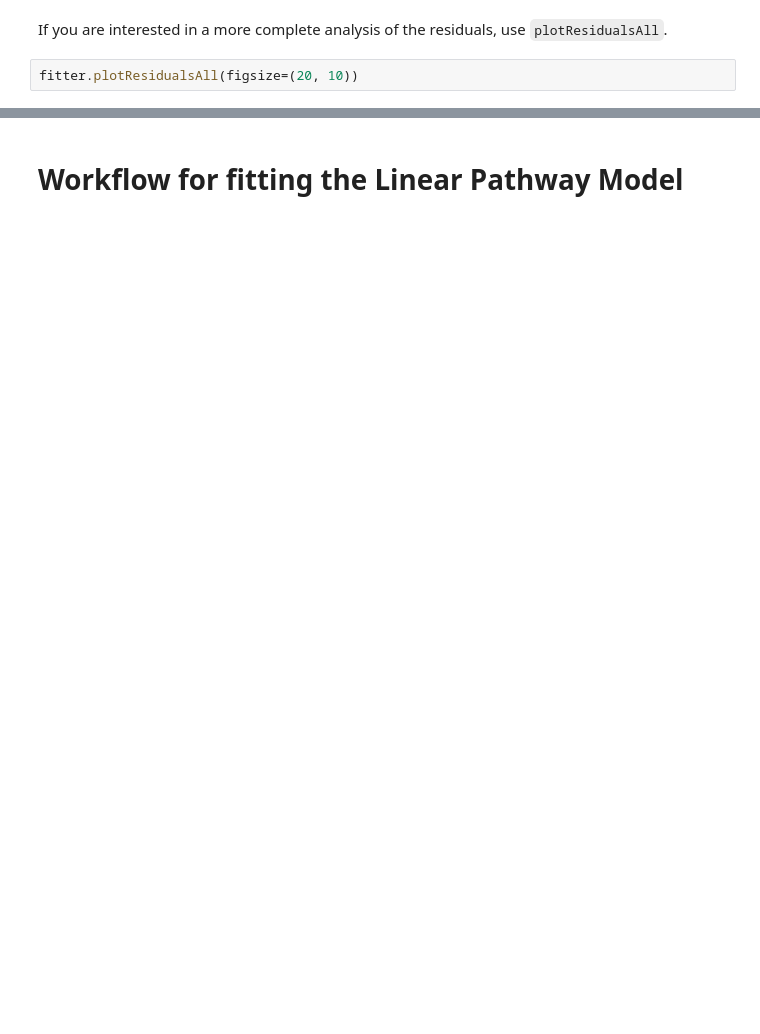
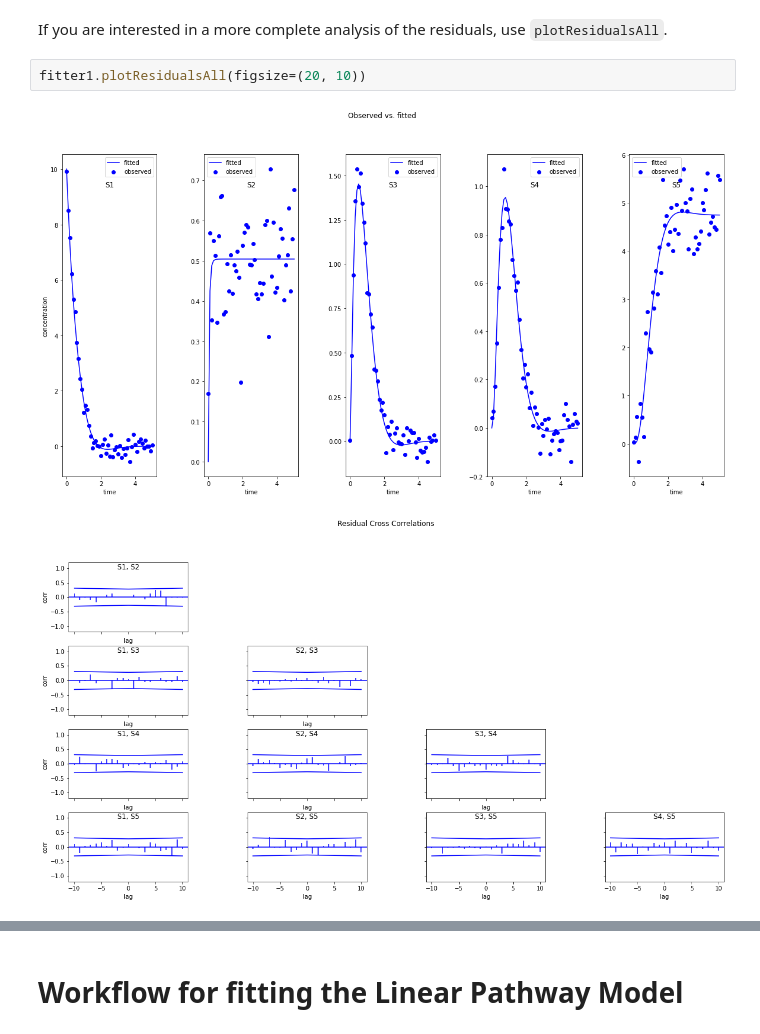
Before and after one commit to ModelEngineering/BIOEN-437, a Jupyter notebook: Lectures/Parameter-Fitting/pf_part_4_complete_example.ipynb, the cells around one changed output, grey strips where cells are left out. Cells and saved outputs as stored; diff of their text form; blank space fills up the shorter version.

```diff
--- a/Lectures/Parameter-Fitting/pf_part_4_complete_example.ipynb
+++ b/Lectures/Parameter-Fitting/pf_part_4_complete_example.ipynb
@@ -127,4 +257,7 @@ In the latter case, there is considerable variability that likely makes a good f
 # %% [markdown]
 If you are interested in a more complete analysis of the residuals, use ``plotResidualsAll``.
 # %%
-fitter.plotResidualsAll(figsize=(20, 10))
+fitter1.plotResidualsAll(figsize=(20, 10))
+# %% [output]
+[figure, added]
+[figure, added]
```
Also changed, not shown: parts of 50 cells of this notebook, 2 other files.
